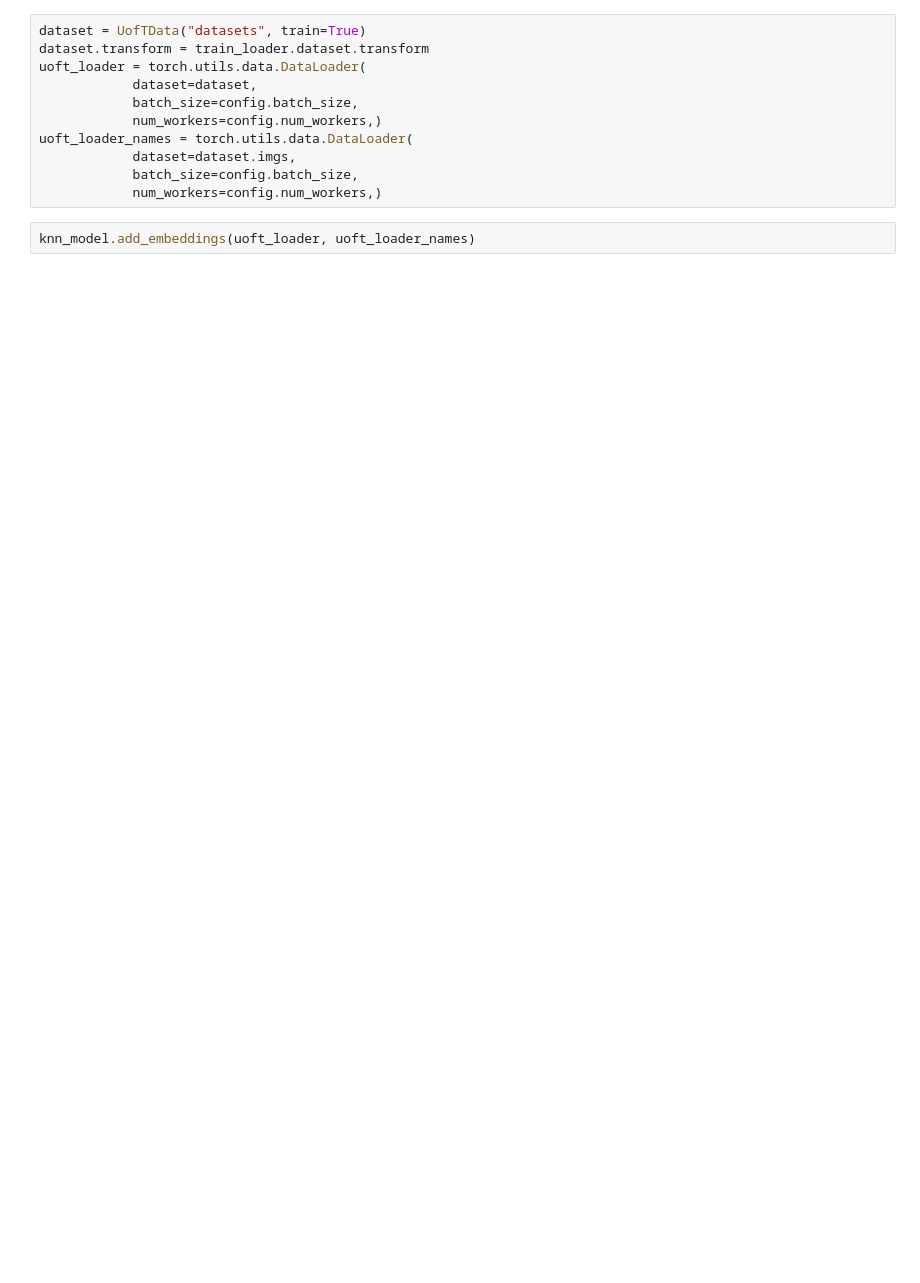
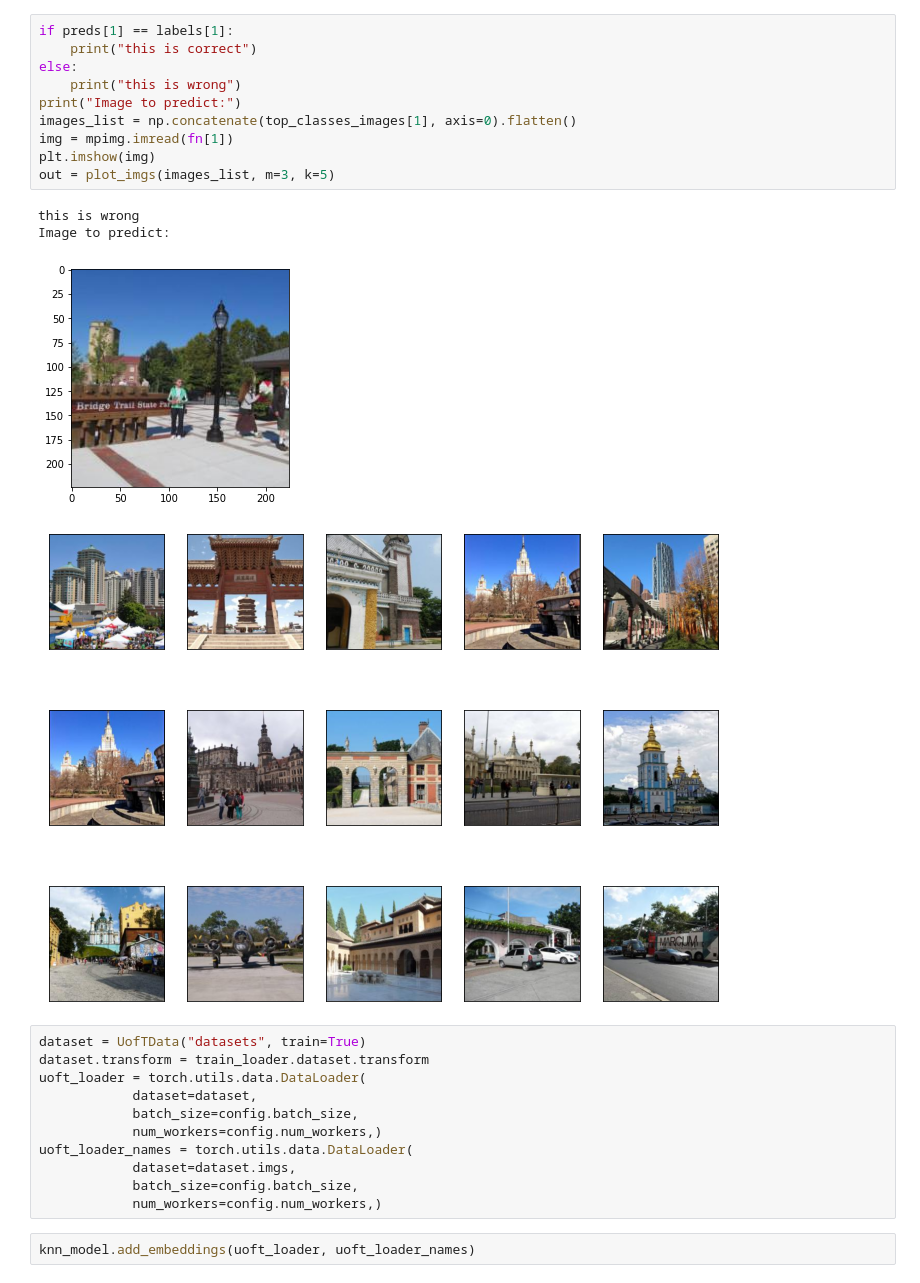
Before and after one commit to Stepheny755/APS360-Landmarkers, a Jupyter notebook: demo.ipynb, the cells around one changed output. Cells and saved outputs as stored; diff of their text form; blank space fills up the shorter version.

```diff
--- a/demo.ipynb
+++ b/demo.ipynb
@@ -101,3 +80,18 @@ This is wrong :(
+# %%
+if preds[1] == labels[1]:
+    print("this is correct")
+else:
+    print("this is wrong")
+print("Image to predict:")
+images_list = np.concatenate(top_classes_images[1], axis=0).flatten()
+img = mpimg.imread(fn[1])
+plt.imshow(img)
+out = plot_imgs(images_list, m=3, k=5)
+# %% [output]
+this is wrong
+Image to predict:
+[figure, added]
+[figure, added]
 # %%
 dataset = UofTData("datasets", train=True)
 dataset.transform = train_loader.dataset.transform
```
Also changed, not shown: parts of 10 cells of this notebook, 5 other files.
